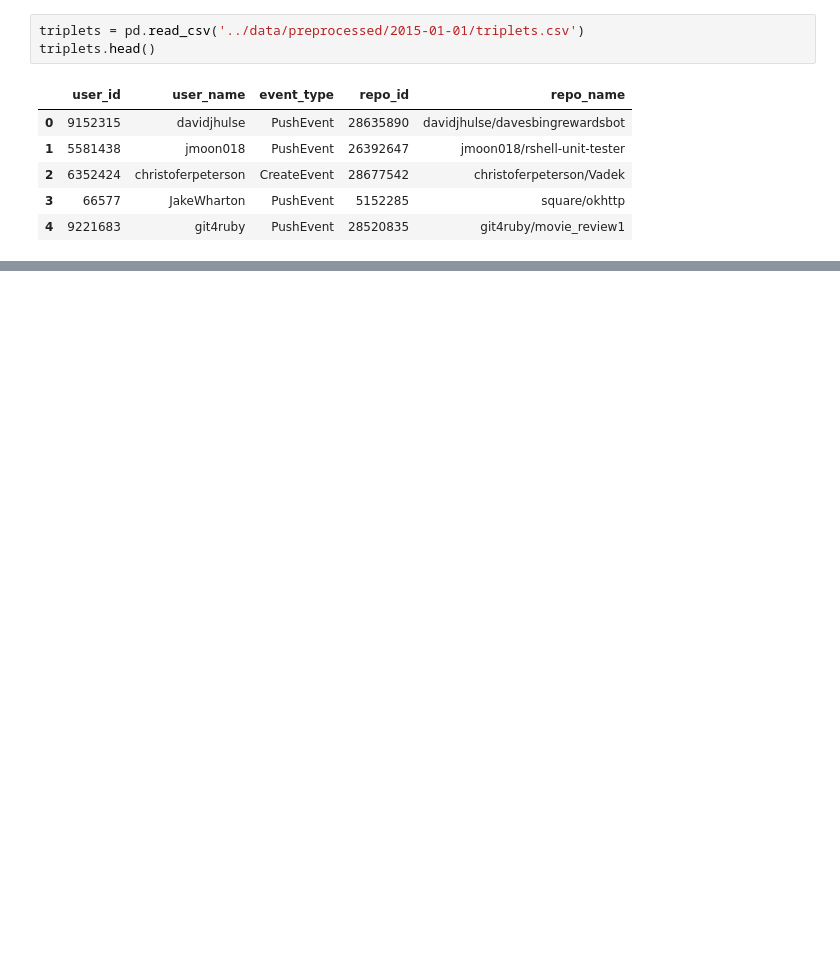
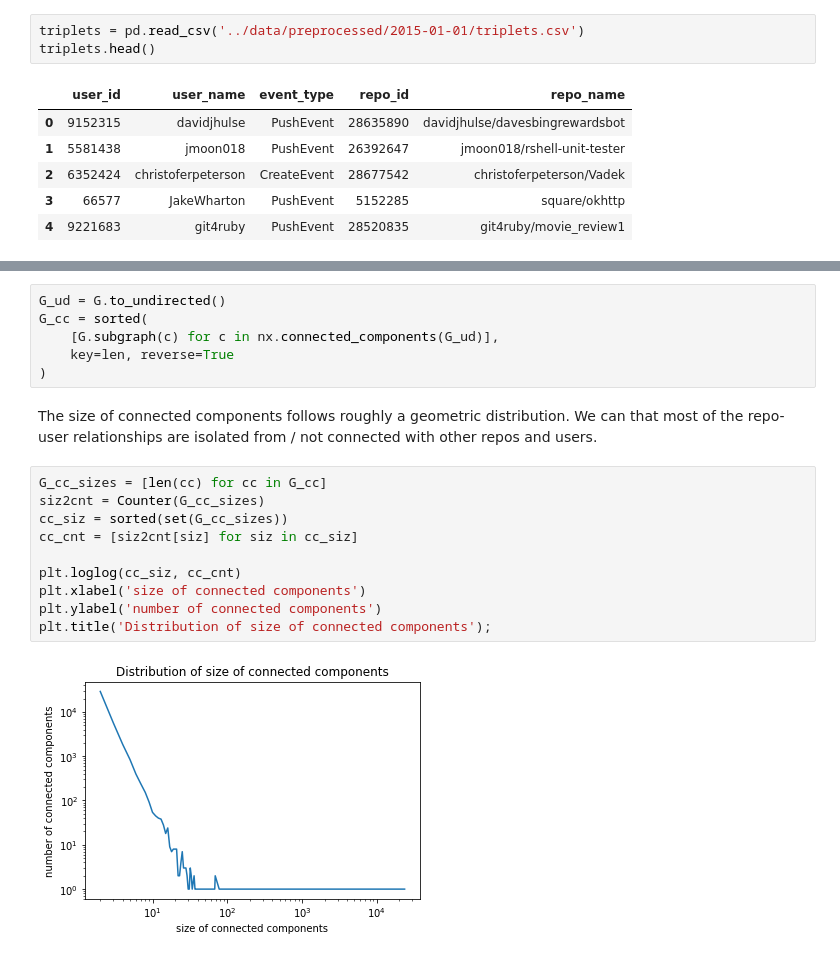
Before and after one commit to mzhangyb/Github-Network-Prediction, a Jupyter notebook: notebooks/EDA.ipynb, the cells around one changed output, grey strips where cells are left out. Cells and saved outputs as stored; diff of their text form; blank space fills up the shorter version.

```diff
--- a/notebooks/EDA.ipynb
+++ b/notebooks/EDA.ipynb
@@ -144,0 +157,20 @@ for _, row in repos_view.iterrows():
+# %%
+G_ud = G.to_undirected()
+G_cc = sorted(
+    [G.subgraph(c) for c in nx.connected_components(G_ud)],
+    key=len, reverse=True
+)
+# %% [markdown]
+The size of connected components follows roughly a geometric distribution. We can that most of the repo-user relationships are isolated from / not connected with other repos and users.
+# %%
+G_cc_sizes = [len(cc) for cc in G_cc]
+siz2cnt = Counter(G_cc_sizes)
+cc_siz = sorted(set(G_cc_sizes))
+cc_cnt = [siz2cnt[siz] for siz in cc_siz]
+
+plt.loglog(cc_siz, cc_cnt)
+plt.xlabel('size of connected components')
+plt.ylabel('number of connected components')
+plt.title('Distribution of size of connected components');
+# %% [output]
+[figure, added]
```
Also changed, not shown: parts of 8 cells of this notebook.
